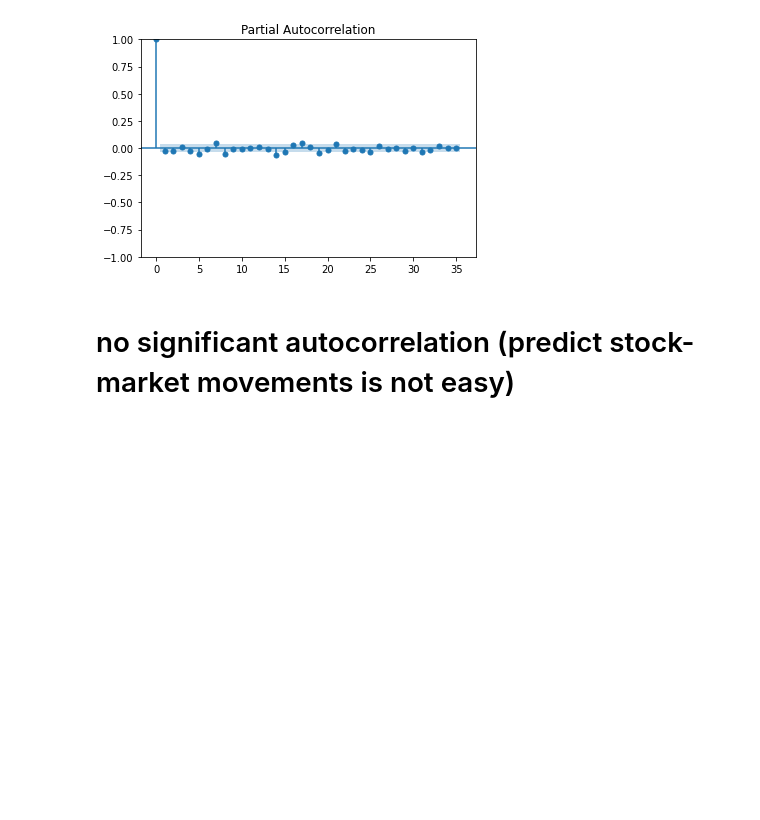
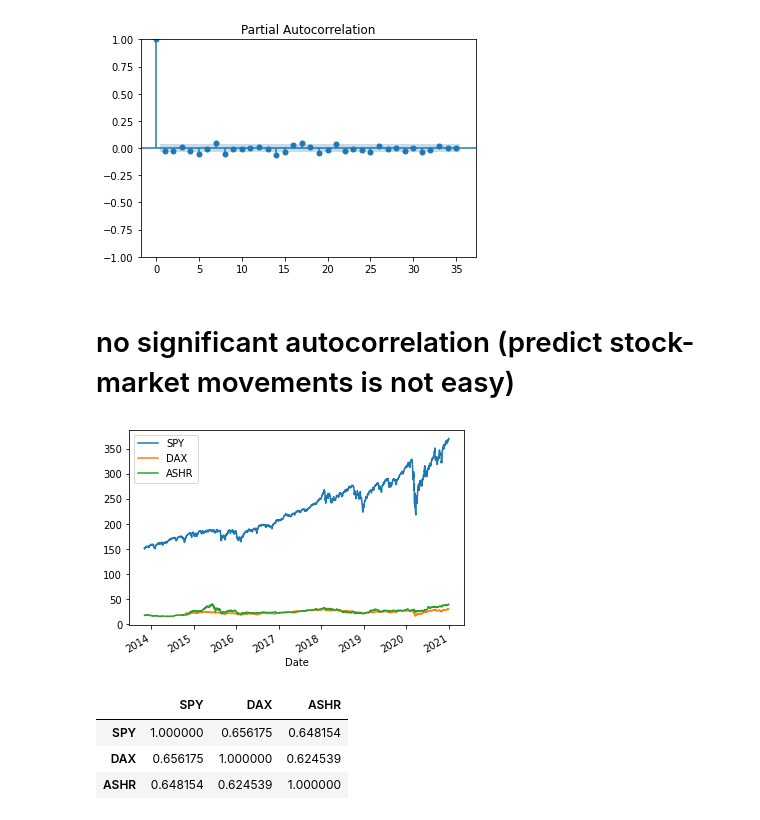
Before and after one commit to GrossBetruger/Kaggle, a Jupyter notebook: time_series_analysis/time_series_analysis.ipynb, the cells around one changed output. Cells and saved outputs as stored; diff of their text form; code cells hidden in the pictures; blank space fills up the shorter version.

Commit message:
explore market correlation

```diff
--- a/time_series_analysis/time_series_analysis.ipynb
+++ b/time_series_analysis/time_series_analysis.ipynb
@@ -184,3 +184,27 @@ pacf_plot = plot_pacf(daily_diffs, method='ywm')
 [figure]
 # %% [markdown]
 # no significant autocorrelation (predict stock-market movements is not easy)
+# %%
+def get_ticker_data(ticker: str, start_date: str, end_date: str, period='1d'):
+    ticker_data = yfinance.Ticker(ticker)
+    ticker_data = ticker_data.history(period='1d', start=start_date, end=end_date)
+    return ticker_data[['Close']]
+# %%
+market_data = pd.DataFrame()
+start, end = '2013-11-06','2021-01-01'
+market_data['SPY'] = get_ticker_data('SPY', start_date=start, end_date=end)
+market_data['DAX'] = get_ticker_data('DAX', start_date=start, end_date=end)
+sse_index_tracking_fund = 'ASHR' #Xtrackers Hvst CSI 300 China A-Shs ETF
+market_data[sse_index_tracking_fund] = get_ticker_data(sse_index_tracking_fund, start_date=start, end_date=end)
+market_data.plot() # market_data.plot() and not plt.plot(market_data) to get labels automatically from cols
+plt.legend()
+plt.show()
+# %% [output]
+[figure, added]
+# %%
+market_data.corr() # correlation between markets seems between ~62% end ~66%
+# %% [output]
+|  | SPY | DAX | ASHR |
+| SPY | 1.000000 | 0.656175 | 0.648154 |
+| DAX | 0.656175 | 1.000000 | 0.624539 |
+| ASHR | 0.648154 | 0.624539 | 1.000000 |
```
Also changed, not shown: parts of 1 cell of this notebook.
